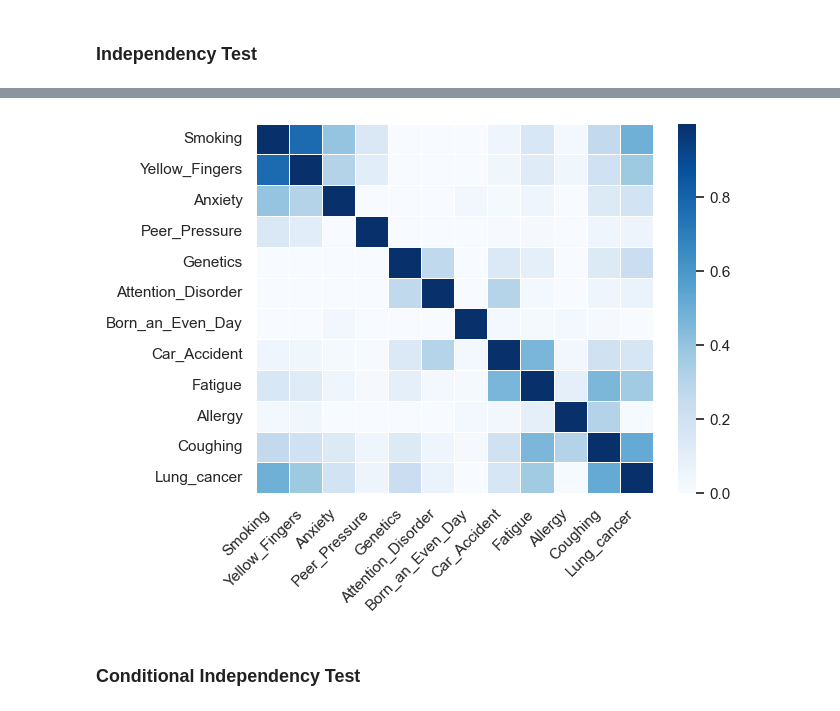
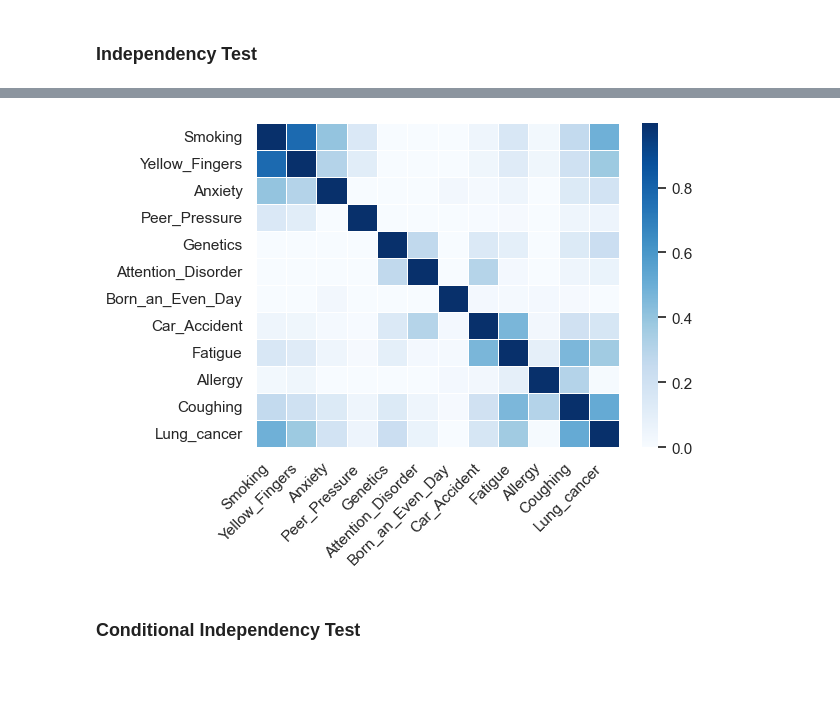
Before and after one commit to ymurong/CDS, a Jupyter notebook: LUCAS/2.EDA.ipynb, the cells around one changed output, grey strips where cells are left out. Cells and saved outputs as stored; diff of their text form; code cells hidden in the pictures; blank space fills up the shorter version.

```diff
--- a/LUCAS/2.EDA.ipynb
+++ b/LUCAS/2.EDA.ipynb
@@ -115,19 +145,20 @@ plt.show()
 # %%
-%reload_ext autoreload
+% reload_ext autoreload
 from lib.correlation import cramer_v_matrix
 
 # compute cramerv_matrix
 cramerv_matrix = cramer_v_matrix(df_lucas0)
 
 # plot heatmap
 feature_labels = df_lucas0.columns.values
 target_feature_label = feature_labels[0]
 explanatory_feature_labels = feature_labels[1:]
 ax = sns.heatmap(cramerv_matrix, linewidth=0.5, yticklabels=feature_labels, cmap="Blues")
-ax.set_xticklabels(feature_labels, rotation = 45, ha="right")
-plt.show()
+ax.set_xticklabels(feature_labels, rotation=45, ha="right")
+plt.tight_layout()
+plt.savefig('bivariate-cramerv.png')
 # %% [output]
-[figure, old version]
+[figure, new version]
 # %% [markdown]
 ### Conditional Independency Test
 # %% [markdown]
```
Also changed, not shown: parts of 13 cells of this notebook, 15 other files.
